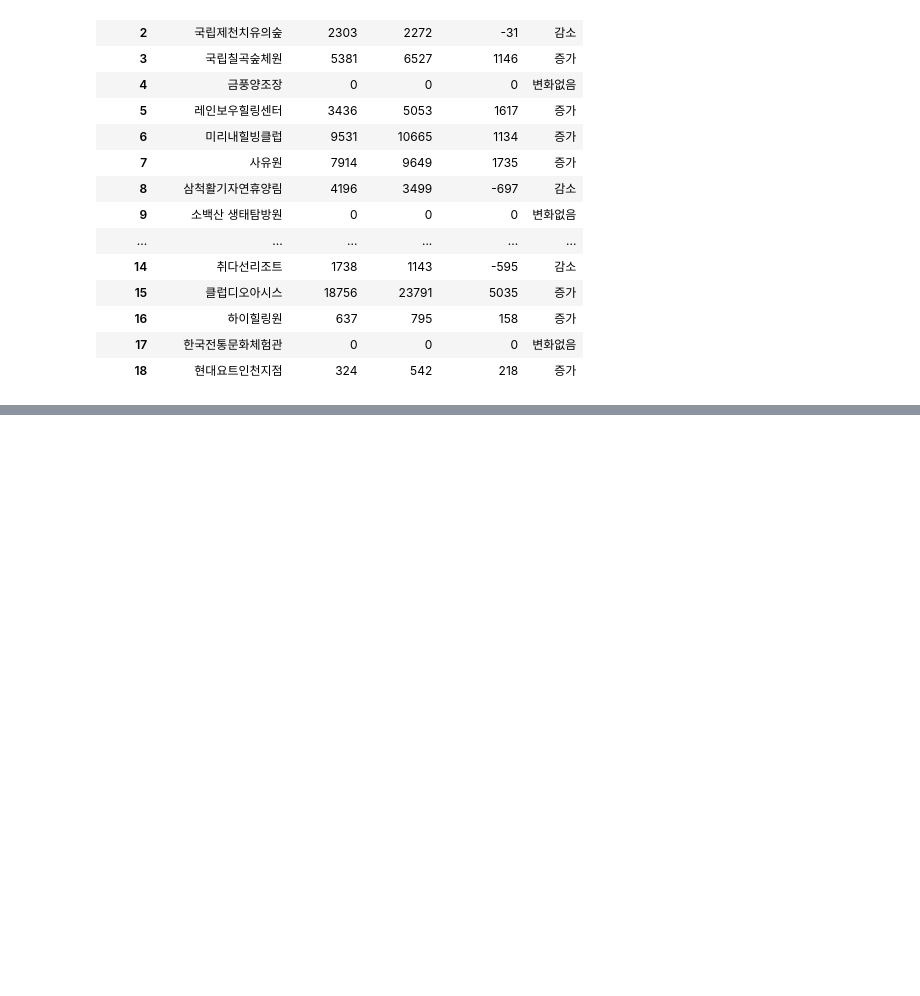
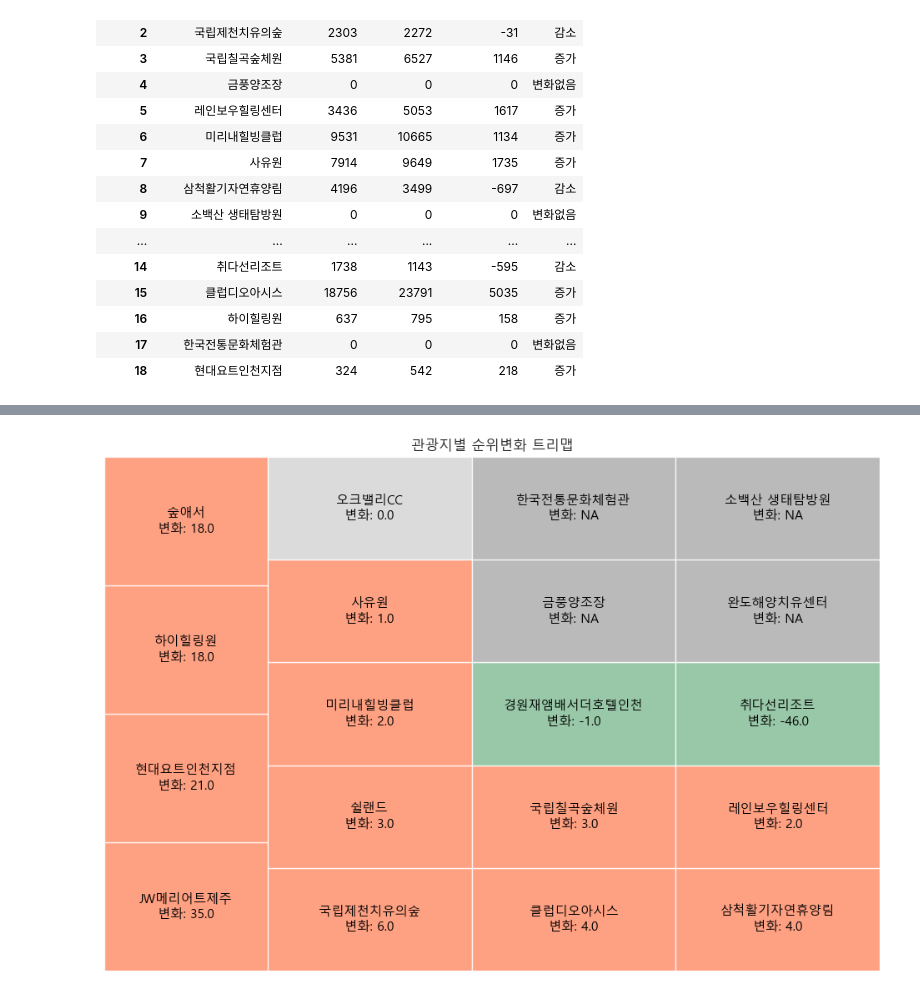
Before and after one commit to tamx2y/wellness_tour, a Jupyter notebook: 06_Korean/02_comparison.ipynb, the cells around one changed output, grey strips where cells are left out. Saved outputs shown, nothing was run; the diff lists cells and outputs as text; code cells hidden in the pictures; blank space fills up the shorter version.

```diff
--- a/06_Korean/02_comparison.ipynb
+++ b/06_Korean/02_comparison.ipynb
@@ -249,0 +477,41 @@ plt.show()
+# %%
+
+import matplotlib.pyplot as plt
+import squarify
+
+data = {
+    '관광지명': ['JW메리어트제주', '현대요트인천지점', '하이힐링원', '숲애서', '국립제천치유의숲', '클럽디오아시스',
+               '삼척활기자연휴양림', '쉴랜드', '국립칠곡숲체원', '레인보우힐링센터', '미리내힐빙클럽', '사유원',
+               '오크밸리CC', '경원재앰배서더호텔인천', '취다선리조트', '금풍양조장', '한국전통문화체험관',
+               '완도해양치유센터', '소백산 생태탐방원'],
+    '순위변화': [35, 21, 18, 18, 6, 4, 4, 3, 3, 2, 2, 1, 0, -1, -46, None, None, None, None]
+}
+
+df = pd.DataFrame(data)
+
+def get_color(x):
+    if pd.isna(x):
+        return '#A9A9A9'  # 진한 회색 (gray)
+    elif x > 0:
+        return '#FE8863'  # 파스텔 레드
+    elif x < 0:
+        return '#7FBB92'  # 파스텔 초록
+    else:
+        return '#D3D3D3'  # 연한 회색
+
+colors = df['순위변화'].apply(get_color)
+
+plt.figure(figsize=(12,8))
+squarify.plot(
+    sizes=[1]*len(df),
+    label=df['관광지명'] + "\n변화: " + df['순위변화'].fillna('NA').astype(str),
+    color=colors,
+    alpha=0.8,
+    text_kwargs={'color':'black', 'fontsize':11}
+)
+
+plt.axis('off')
+plt.title('관광지별 순위변화 트리맵')
+plt.show()
+# %% [output]
+[figure, added]
```
Also changed, not shown: parts of 4 cells of this notebook, 8 other files.
